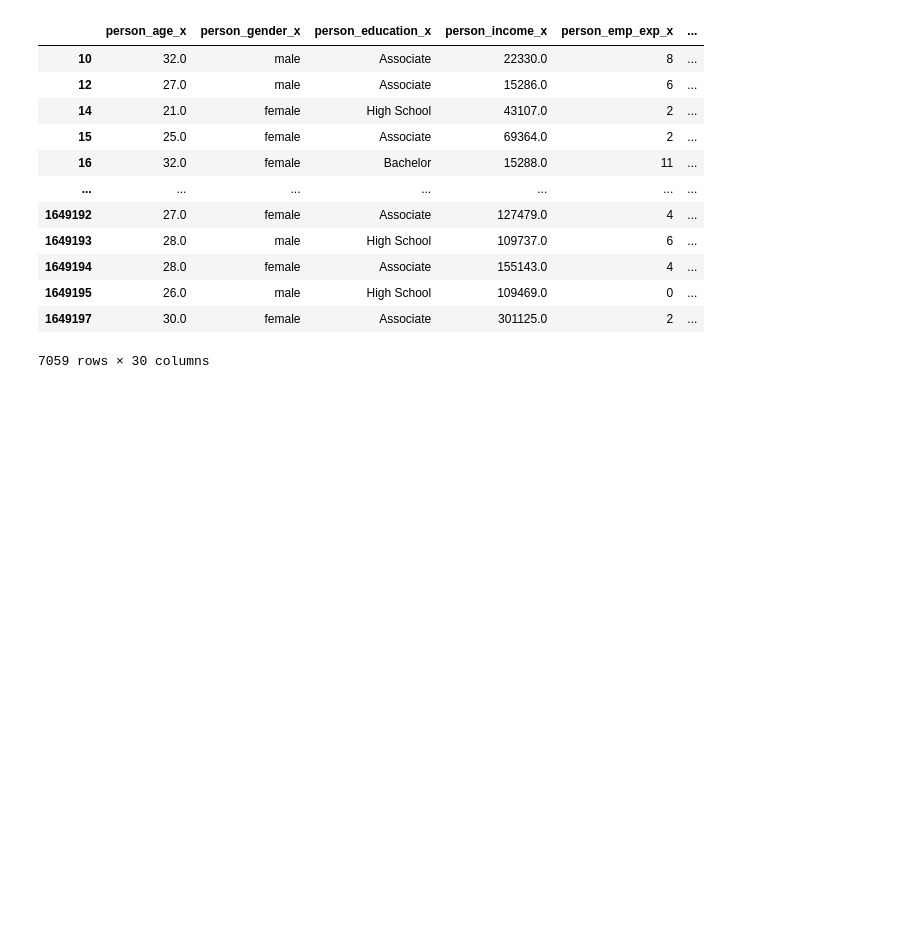
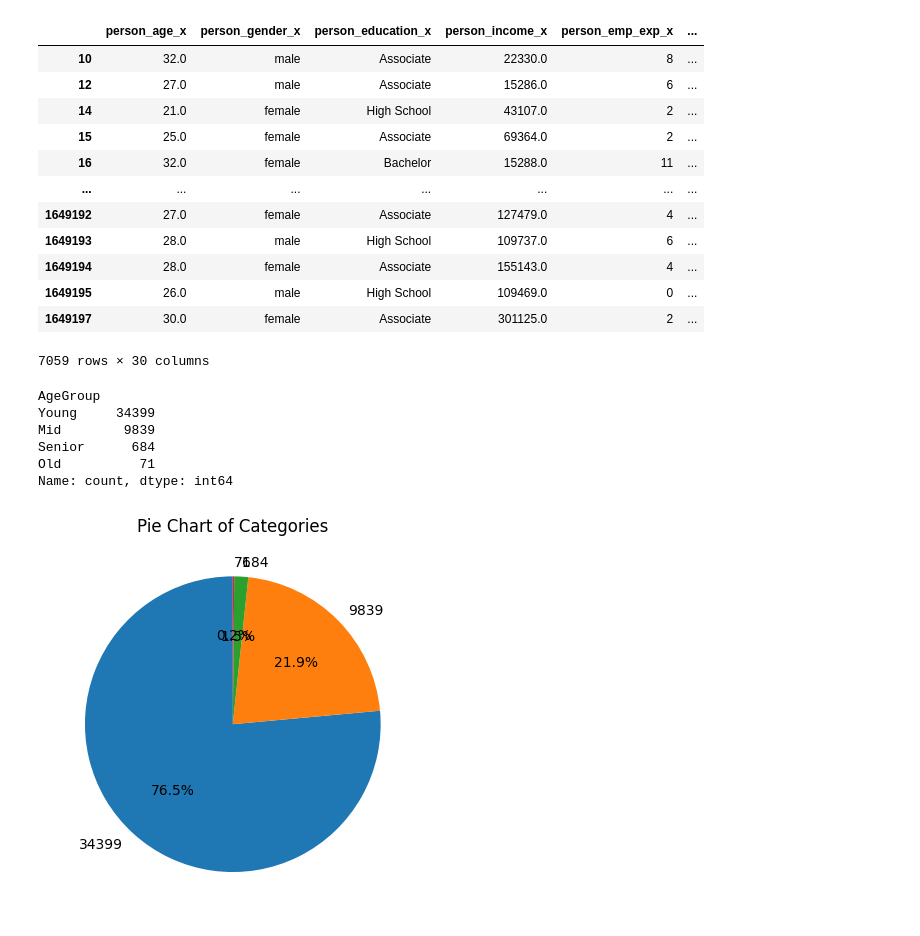
Before and after one commit to sarthak-opash/AI-ML-Internship, a Jupyter notebook: EDA + Feature Engineering/loan_data.ipynb, the cells around one changed output. Saved outputs shown, nothing was run; the diff lists cells and outputs as text; code cells hidden in the pictures; blank space fills up the shorter version.

```diff
--- a/EDA + Feature Engineering/loan_data.ipynb
+++ b/EDA + Feature Engineering/loan_data.ipynb
@@ -373,3 +371,24 @@ result_df
 | 1649195 | 26.0 | male | High School | 109469.0 | 0 | ... |
 | 1649197 | 30.0 | female | Associate | 301125.0 | 2 | ... |
 7059 rows × 30 columns
+# %%
+countss = data['AgeGroup'].value_counts()
+countss
+# %% [output]
+AgeGroup
+Young     34399
+Mid        9839
+Senior      684
+Old          71
+Name: count, dtype: int64
+# %%
+plt.Figure(figsize=(10,6))
+plt.pie(
+    countss,
+    labels=countss,
+    autopct='%1.1f%%',
+    startangle=90)
+plt.title('Pie Chart of Categories')
+plt.show()
+# %% [output]
+[figure, added]
```
Also changed, not shown: parts of 5 cells of this notebook, 2 other files.
